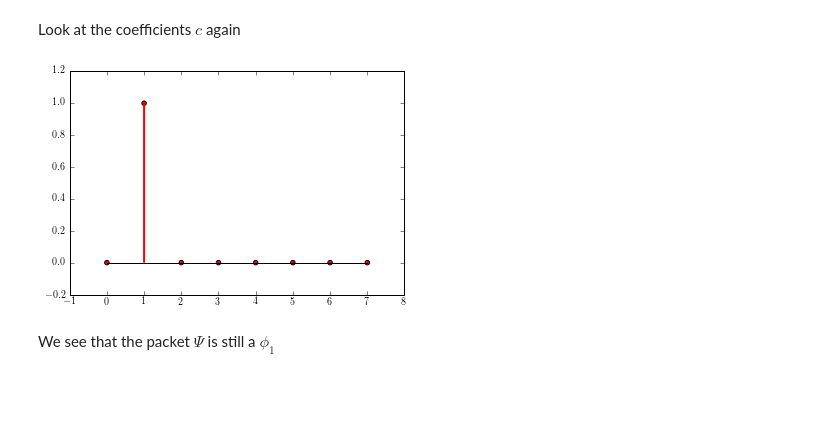
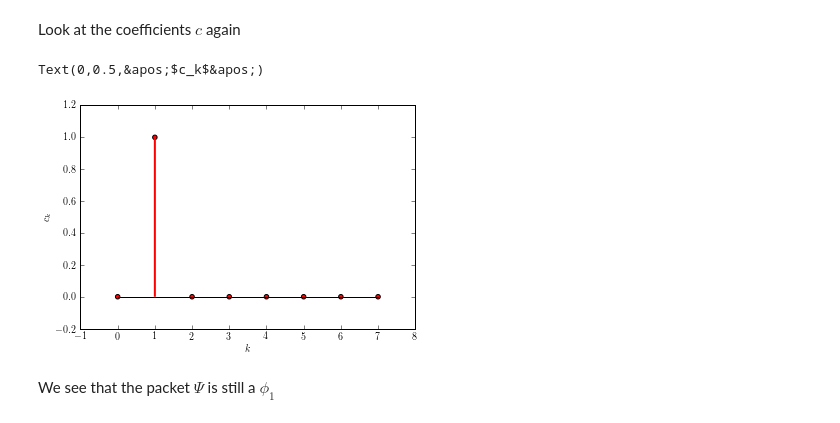
Before and after one commit to WaveBlocks/WaveBlocks, a Jupyter notebook: doc/tutorial/waveblocks_interactive.ipynb, the cells around one changed output. Drawn from its saved outputs; the diff is of its cells as text; code cells hidden in the pictures; blank space fills up the shorter version.

```diff
--- a/doc/tutorial/waveblocks_interactive.ipynb
+++ b/doc/tutorial/waveblocks_interactive.ipynb
@@ -111,8 +143,11 @@ cnew = squeeze(cnew)
 # %%
 figure(figsize=(6,4))
 stemcf(arange(8), angle(cnew), abs(c)**2)
+xlabel(r"$k$")
+ylabel(r"$c_k$")
 # %% [output]
+Text(0,0.5,&apos;$c_k$&apos;)
-[figure, old version]
+[figure, new version]
 # %% [markdown]
 We see that the packet $\Psi$ is still a $\phi_1$
 # %% [markdown]
```
Also changed, not shown: parts of 9 cells of this notebook, 2 other files.
